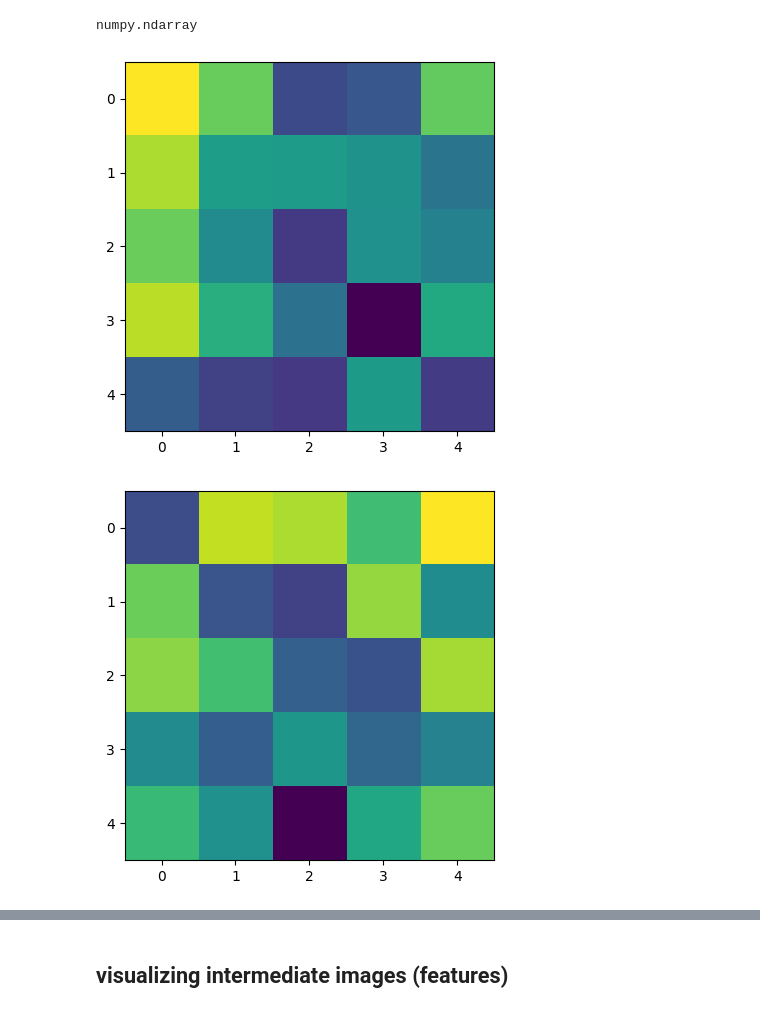
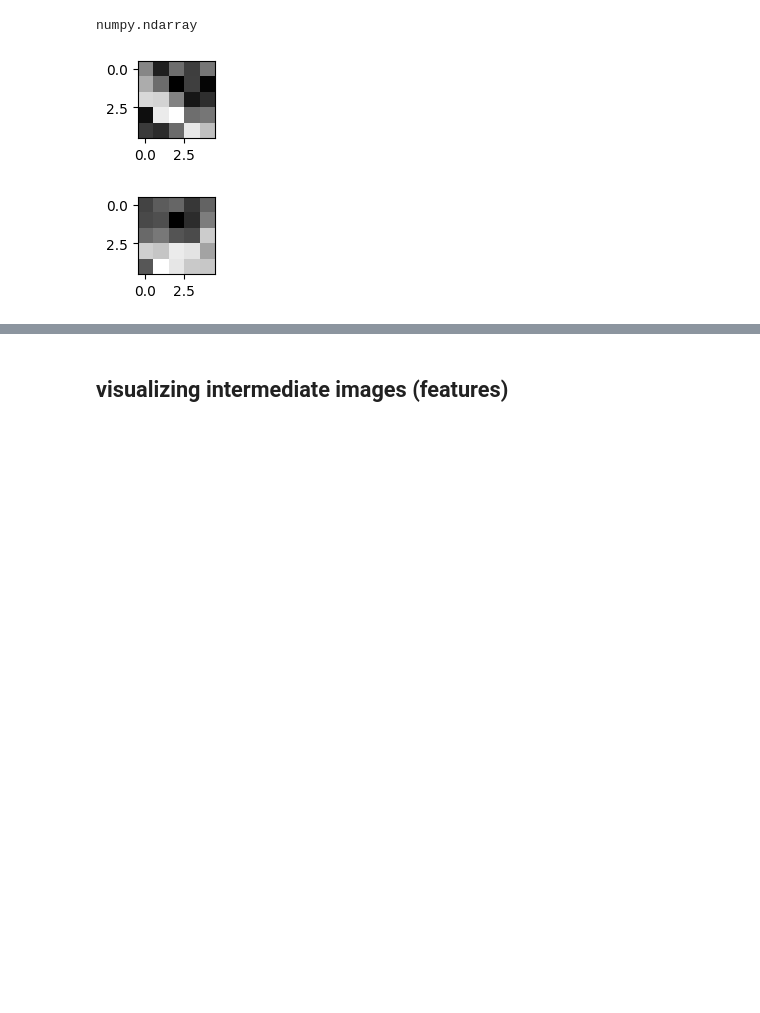
Before and after one commit to ParamAhuja/DL_Notebooks, a Jupyter notebook: LENET5_CNN.ipynb, the cells around one changed output, grey strips where cells are left out. Saved outputs shown, nothing was run; the diff lists cells and outputs as text; code cells hidden in the pictures; blank space fills up the shorter version.

```diff
--- a/LENET5_CNN.ipynb
+++ b/LENET5_CNN.ipynb
@@ -169,10 +178,11 @@ numpy.ndarray
 # %%
 # layer 1 filters
 for i in range(6):
   for j in range(1):
+    plt.figure(figsize = (1,1))
     # plt.imshow(weights[0][:,:,j,i]+weights[1][i])
-    plt.imshow(weights[0][:,:,j,i])
+    plt.imshow(weights[0][:,:,j,i], cmap = "gray")
     plt.show()
 # %% [output]
-[figure, old version]
+[figure, new version]
-[figure, old version]
+[figure, new version]
```
Also changed, not shown: parts of 13 cells of this notebook.
